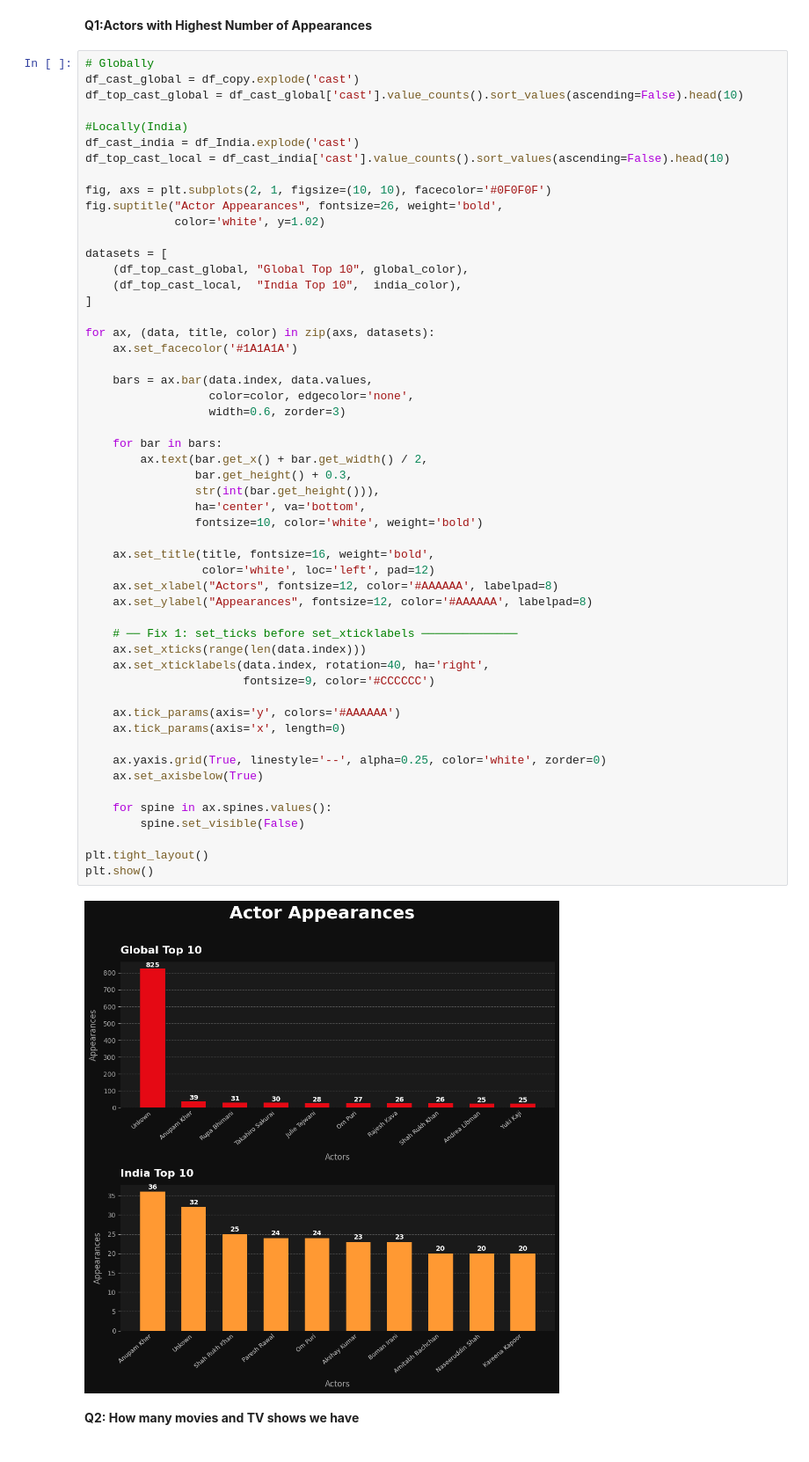
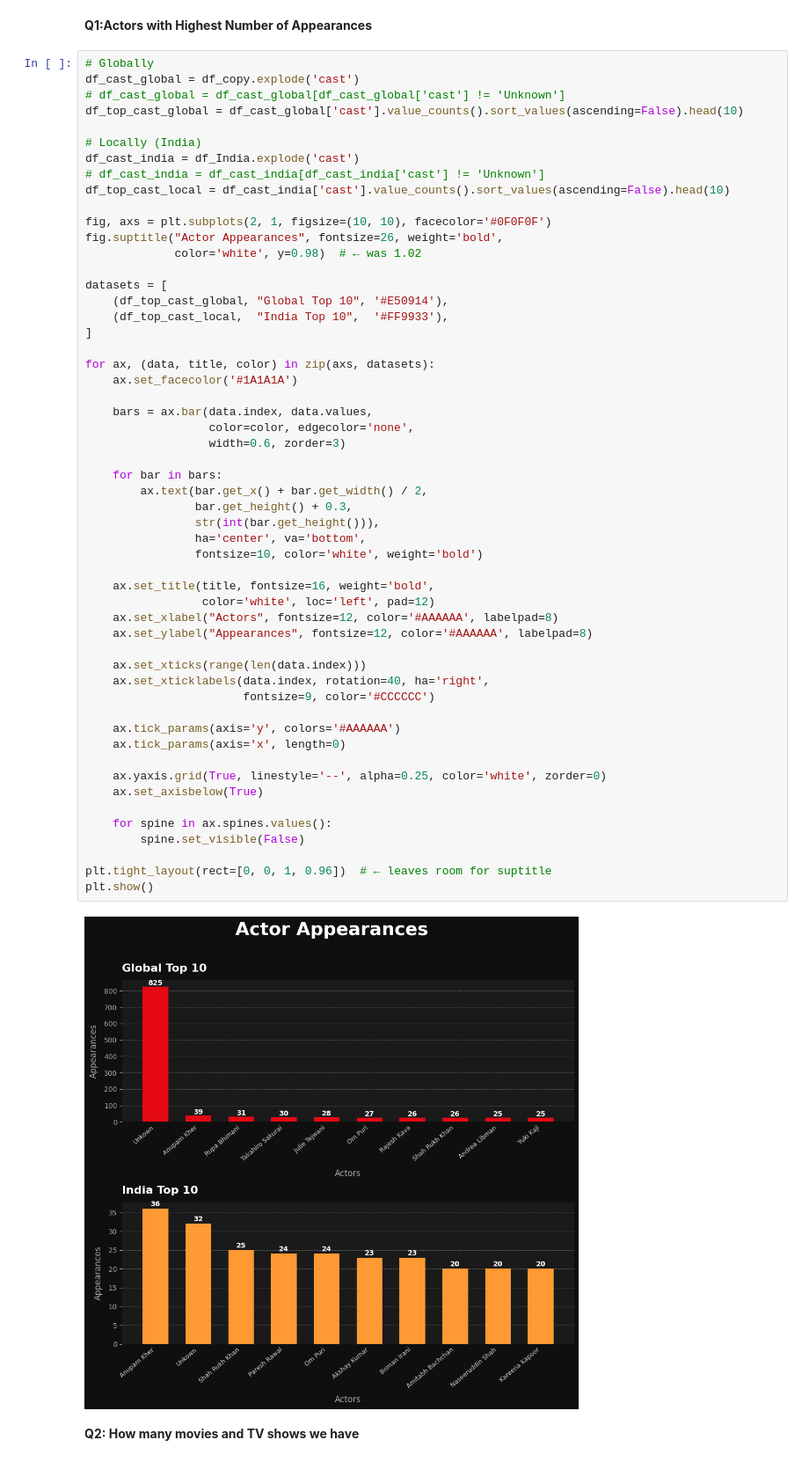
Before and after one commit to Abhaypanchal5/Data-Analytics-Portfolio, a Jupyter notebook: 04_End-To-End-Project/Netflix Analysis/NoteBook/notebook.ipynb, the cells around one changed output. Shown at 88% size. Drawn from its saved outputs; the diff is of its cells as text.

```diff
--- a/04_End-To-End-Project/Netflix Analysis/NoteBook/notebook.ipynb
+++ b/04_End-To-End-Project/Netflix Analysis/NoteBook/notebook.ipynb
@@ -178,19 +178,21 @@ df_India.head()
 # %%
 # Globally
 df_cast_global = df_copy.explode('cast')
+# df_cast_global = df_cast_global[df_cast_global['cast'] != 'Unknown']
 df_top_cast_global = df_cast_global['cast'].value_counts().sort_values(ascending=False).head(10)
 
-#Locally(India)
+# Locally (India)
 df_cast_india = df_India.explode('cast')
+# df_cast_india = df_cast_india[df_cast_india['cast'] != 'Unknown']
 df_top_cast_local = df_cast_india['cast'].value_counts().sort_values(ascending=False).head(10)
 
 fig, axs = plt.subplots(2, 1, figsize=(10, 10), facecolor='#0F0F0F')
 fig.suptitle("Actor Appearances", fontsize=26, weight='bold',
-             color='white', y=1.02)
+             color='white', y=0.98)  # ← was 1.02
 
 datasets = [
-    (df_top_cast_global, "Global Top 10", global_color),
-    (df_top_cast_local,  "India Top 10",  india_color),
+    (df_top_cast_global, "Global Top 10", '#E50914'),
+    (df_top_cast_local,  "India Top 10",  '#FF9933'),
 ]
 
 for ax, (data, title, color) in zip(axs, datasets):
@@ -200,36 +202,35 @@ for ax, (data, title, color) in zip(axs, datasets):
                   color=color, edgecolor='none',
                   width=0.6, zorder=3)
 
     for bar in bars:
         ax.text(bar.get_x() + bar.get_width() / 2,
                 bar.get_height() + 0.3,
                 str(int(bar.get_height())),
                 ha='center', va='bottom',
                 fontsize=10, color='white', weight='bold')
 
     ax.set_title(title, fontsize=16, weight='bold',
                  color='white', loc='left', pad=12)
     ax.set_xlabel("Actors", fontsize=12, color='#AAAAAA', labelpad=8)
     ax.set_ylabel("Appearances", fontsize=12, color='#AAAAAA', labelpad=8)
 
-    # ── Fix 1: set_ticks before set_xticklabels ──────────────
     ax.set_xticks(range(len(data.index)))
     ax.set_xticklabels(data.index, rotation=40, ha='right',
                        fontsize=9, color='#CCCCCC')
 
     ax.tick_params(axis='y', colors='#AAAAAA')
     ax.tick_params(axis='x', length=0)
 
     ax.yaxis.grid(True, linestyle='--', alpha=0.25, color='white', zorder=0)
     ax.set_axisbelow(True)
 
     for spine in ax.spines.values():
         spine.set_visible(False)
 
-plt.tight_layout()
+plt.tight_layout(rect=[0, 0, 1, 0.96])  # ← leaves room for suptitle
 plt.show()
 # %% [output]
-[figure, old version]
+[figure, new version]
 # %% [markdown]
 **Q2: How many movies and TV shows we have**
 # %%
```
